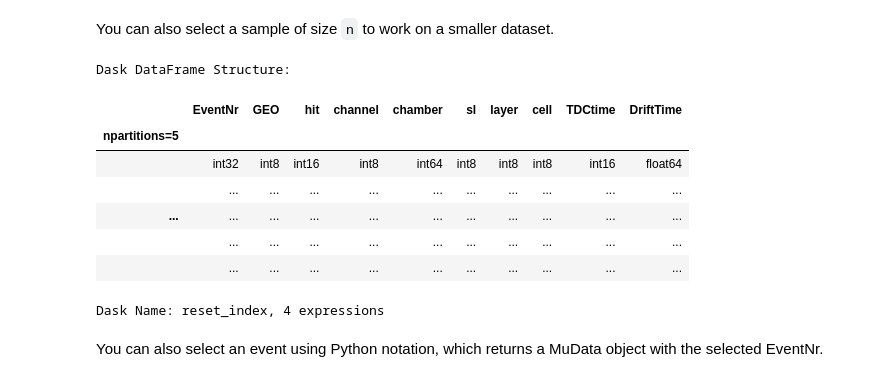
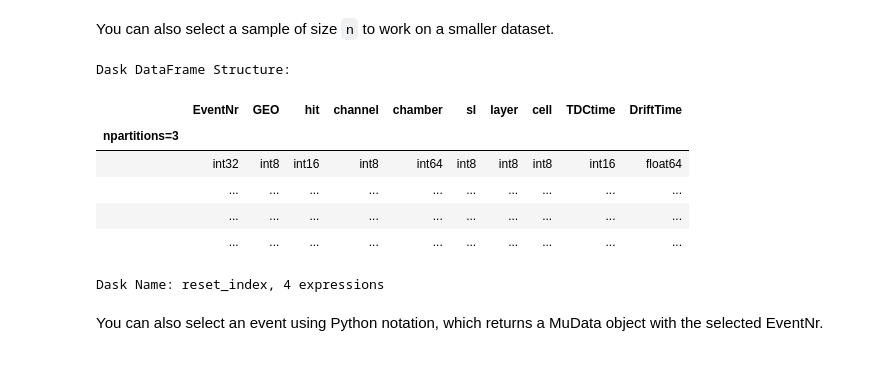
Before and after one commit to magnarex/dtupy-analysis, a Jupyter notebook: demo/demo_2404.ipynb, the cells around one changed output. Drawn from its saved outputs; the diff is of its cells as text; code cells hidden in the pictures.

```diff
--- a/demo/demo_2404.ipynb
+++ b/demo/demo_2404.ipynb
@@ -54,15 +56,14 @@ Dask Name: repartitiontomore, 1 expression
 # %% [markdown]
 You can also select a sample of size `n` to work on a smaller dataset.
 # %%
-n = 100
+n = 3
 mudata.sample(n)
 # %% [output]
 Dask DataFrame Structure:
 |  | EventNr | GEO | hit | channel | chamber | sl | layer | cell | TDCtime | DriftTime |
-| npartitions=5 |  |  |  |  |  |  |  |  |  |  |
+| npartitions=3 |  |  |  |  |  |  |  |  |  |  |
 |  | int32 | int8 | int16 | int8 | int64 | int8 | int8 | int8 | int16 | float64 |
 |  | ... | ... | ... | ... | ... | ... | ... | ... | ... | ... |
-| ... | ... | ... | ... | ... | ... | ... | ... | ... | ... | ... |
 |  | ... | ... | ... | ... | ... | ... | ... | ... | ... | ... |
 |  | ... | ... | ... | ... | ... | ... | ... | ... | ... | ... |
 Dask Name: reset_index, 4 expressions
```
Also changed, not shown: parts of 1 cell of this notebook, 10 other files.
